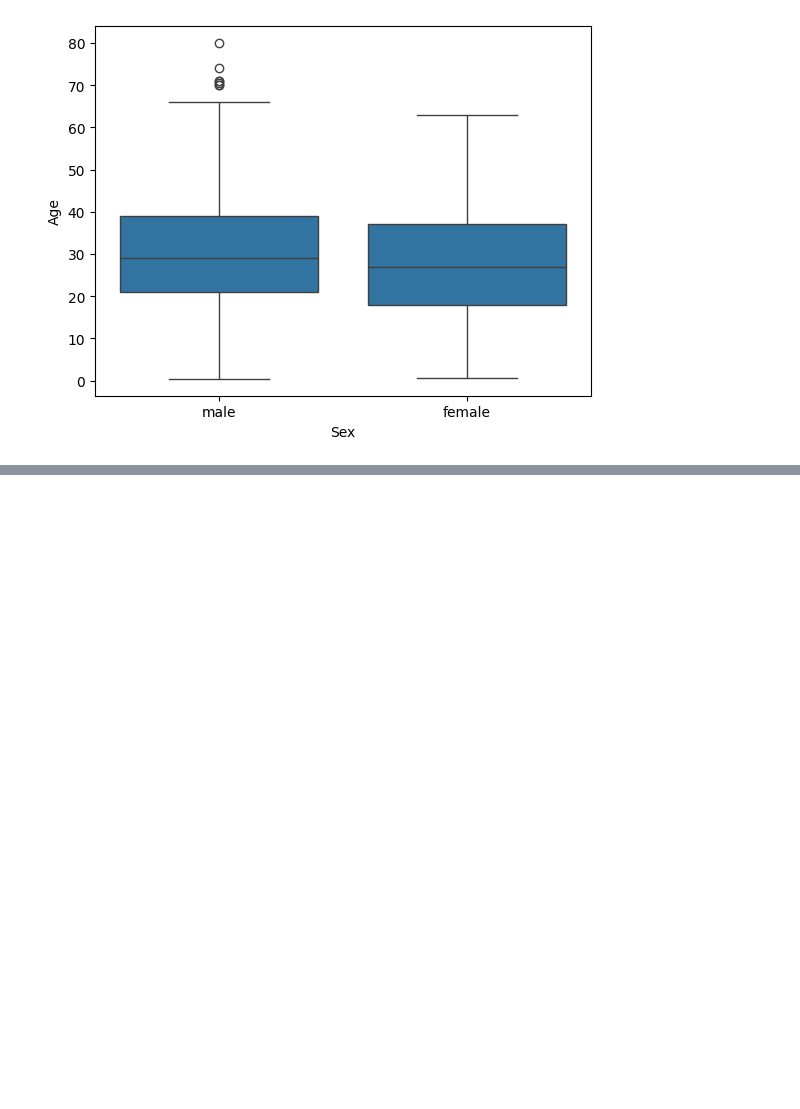
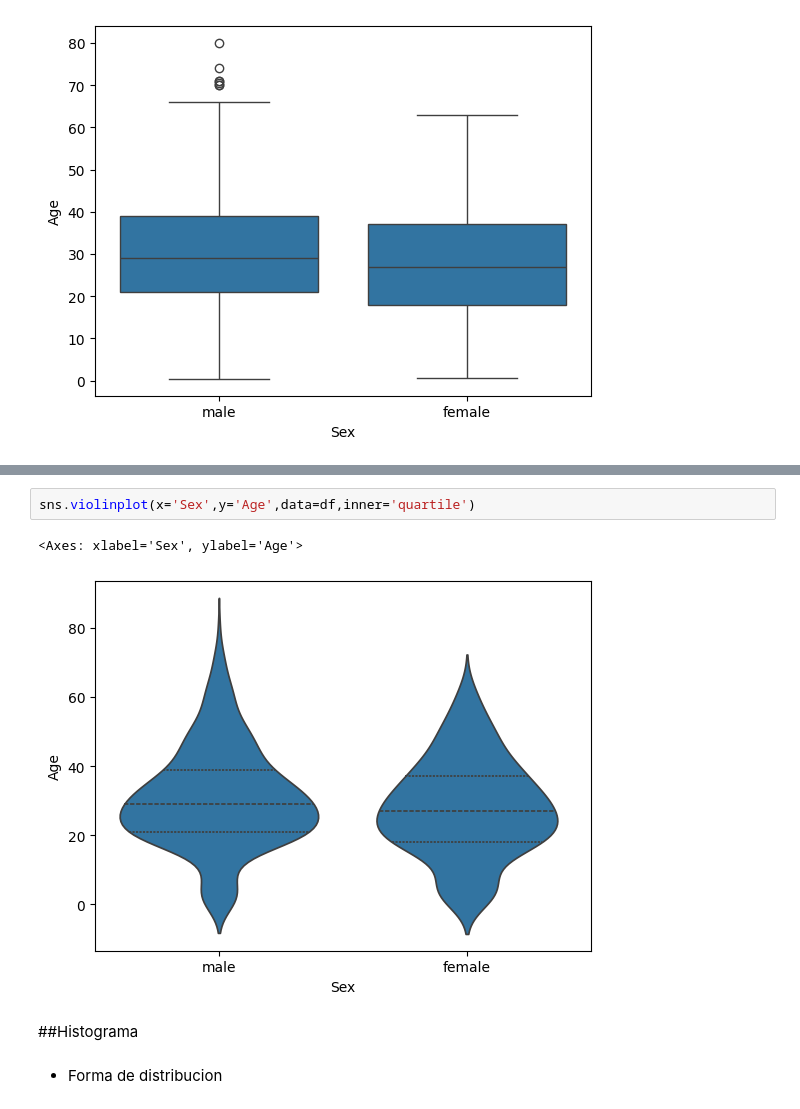
Before and after one commit to lromeror/DataVisualization, a Jupyter notebook: Visualizaciones Univariables/visualizaciones.ipynb, the cells around one changed output, grey strips where cells are left out. Saved outputs shown, nothing was run; the diff lists cells and outputs as text; blank space fills up the shorter version.

```diff
--- a/Visualizaciones Univariables/visualizaciones.ipynb
+++ b/Visualizaciones Univariables/visualizaciones.ipynb
@@ -81,0 +89,9 @@ sns.boxplot(x='Sex',y='Age',data=df)
+# %%
+sns.violinplot(x='Sex',y='Age',data=df,inner='quartile')
+# %% [output]
+<Axes: xlabel='Sex', ylabel='Age'>
+[figure, added]
+# %% [markdown]
+##Histograma
+# %% [markdown]
+- Forma de distribucion
```
Also changed, not shown: parts of 2 cells of this notebook.
